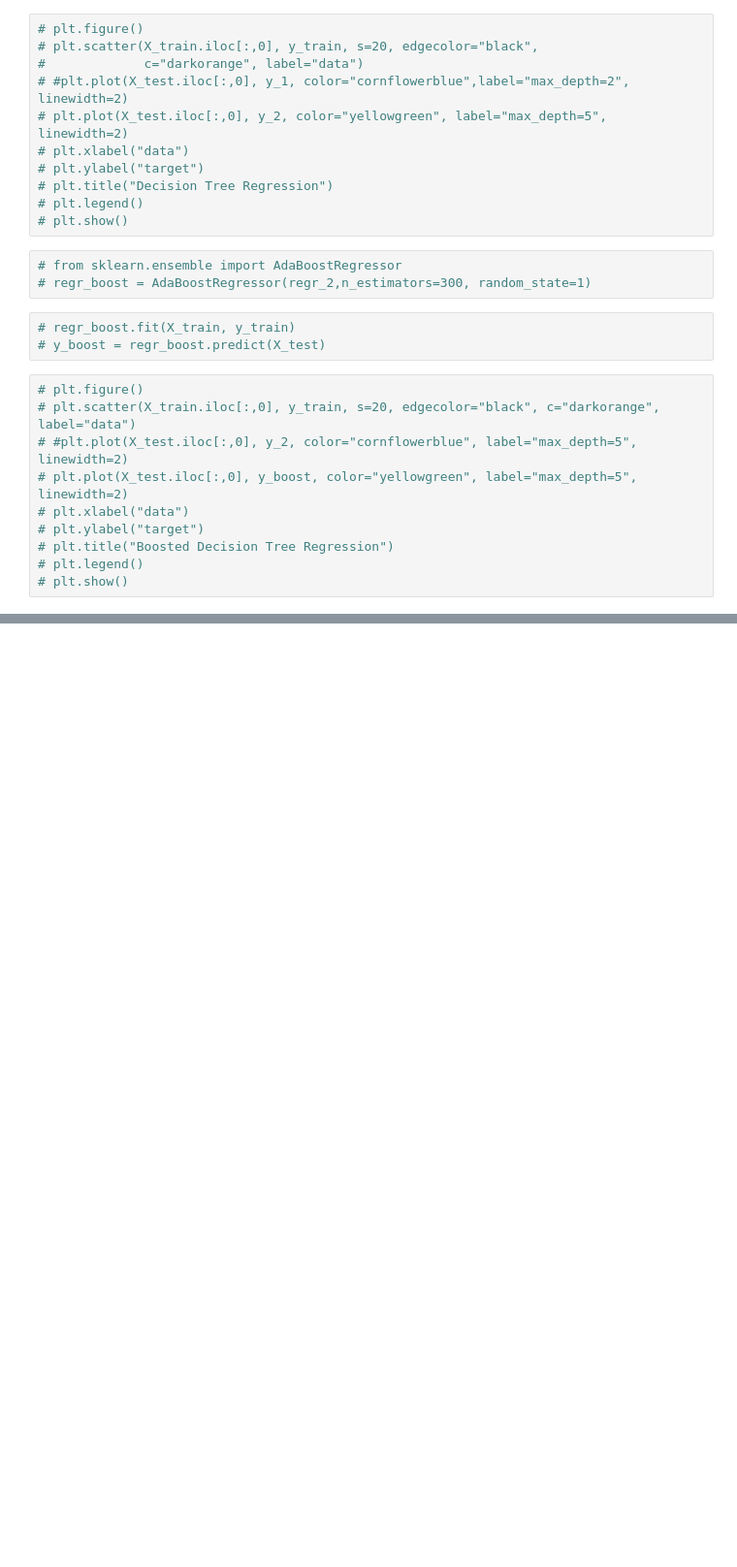
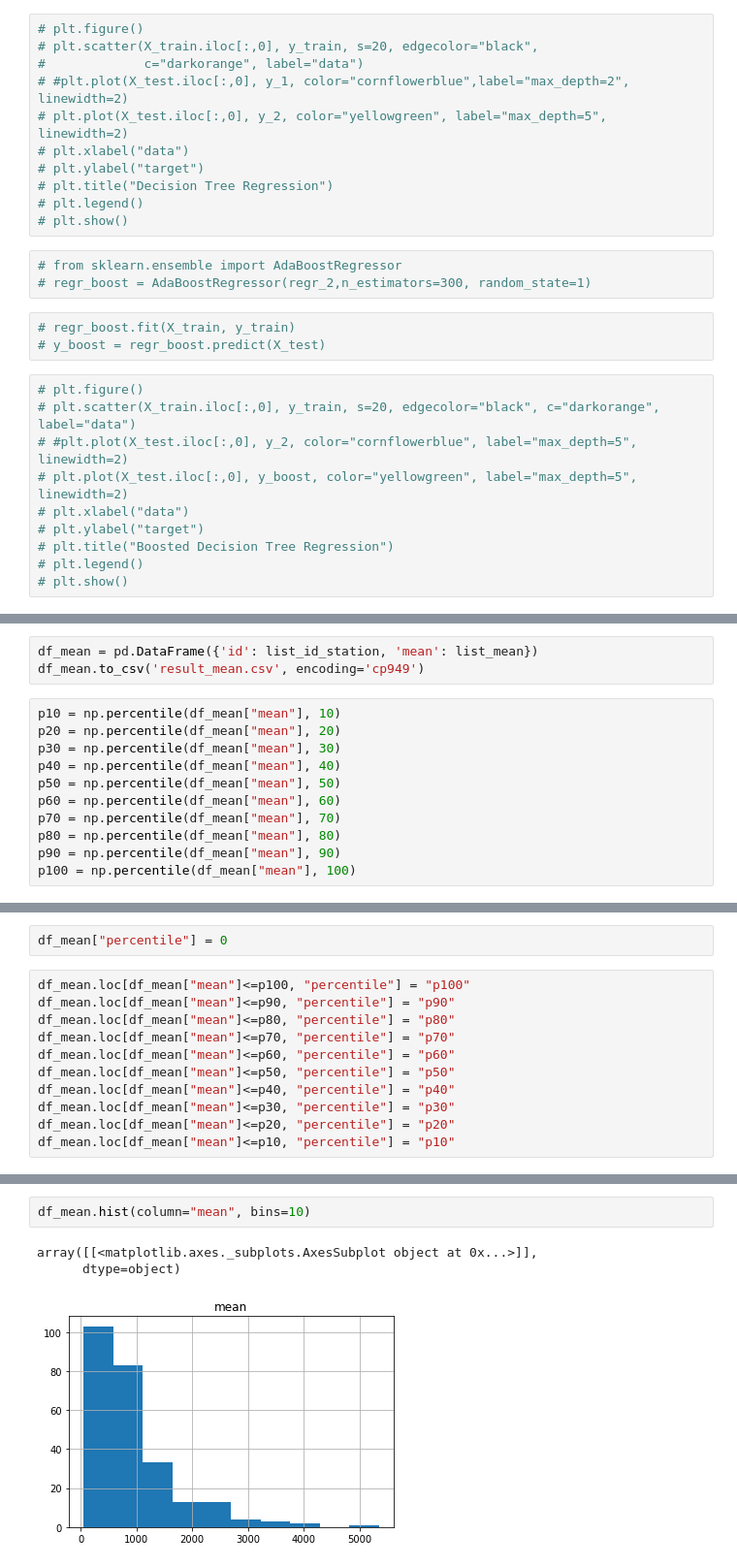
Before and after one commit to keibigdata/outside_activity_prediction, a Jupyter notebook: subway_station_processing.ipynb, the cells around one changed output, grey strips where cells are left out. Shown at 97% size. Cells and saved outputs as stored; diff of their text form; blank space fills up the shorter version.

```diff
--- a/subway_station_processing.ipynb
+++ b/subway_station_processing.ipynb
@@ -934,0 +955,14 @@ df_result.to_csv('result.csv', encoding='cp949')
+# %%
+df_mean = pd.DataFrame({'id': list_id_station, 'mean': list_mean})
+df_mean.to_csv('result_mean.csv', encoding='cp949')
+# %%
+p10 = np.percentile(df_mean["mean"], 10)
+p20 = np.percentile(df_mean["mean"], 20)
+p30 = np.percentile(df_mean["mean"], 30)
+p40 = np.percentile(df_mean["mean"], 40)
+p50 = np.percentile(df_mean["mean"], 50)
+p60 = np.percentile(df_mean["mean"], 60)
+p70 = np.percentile(df_mean["mean"], 70)
+p80 = np.percentile(df_mean["mean"], 80)
+p90 = np.percentile(df_mean["mean"], 90)
+p100 = np.percentile(df_mean["mean"], 100)
@@ -934,0 +973,13 @@ df_result.to_csv('result.csv', encoding='cp949')
+# %%
+df_mean["percentile"] = 0
+# %%
+df_mean.loc[df_mean["mean"]<=p100, "percentile"] = "p100"
+df_mean.loc[df_mean["mean"]<=p90, "percentile"] = "p90"
+df_mean.loc[df_mean["mean"]<=p80, "percentile"] = "p80"
+df_mean.loc[df_mean["mean"]<=p70, "percentile"] = "p70"
+df_mean.loc[df_mean["mean"]<=p60, "percentile"] = "p60"
+df_mean.loc[df_mean["mean"]<=p50, "percentile"] = "p50"
+df_mean.loc[df_mean["mean"]<=p40, "percentile"] = "p40"
+df_mean.loc[df_mean["mean"]<=p30, "percentile"] = "p30"
+df_mean.loc[df_mean["mean"]<=p20, "percentile"] = "p20"
+df_mean.loc[df_mean["mean"]<=p10, "percentile"] = "p10"
@@ -934,0 +1050,6 @@ df_result.to_csv('result.csv', encoding='cp949')
+# %%
+df_mean.hist(column="mean", bins=10)
+# %% [output]
+array([[<matplotlib.axes._subplots.AxesSubplot object at 0x...>]],
+      dtype=object)
+[figure, added]
```
Also changed, not shown: parts of 77 cells of this notebook.
